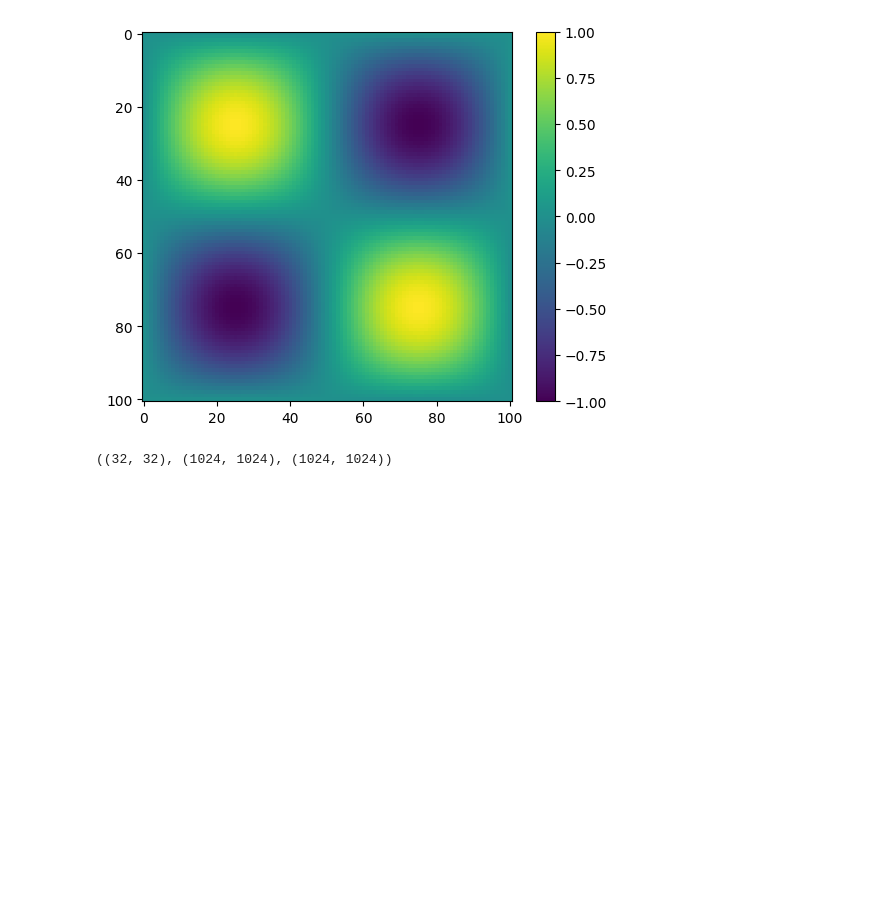
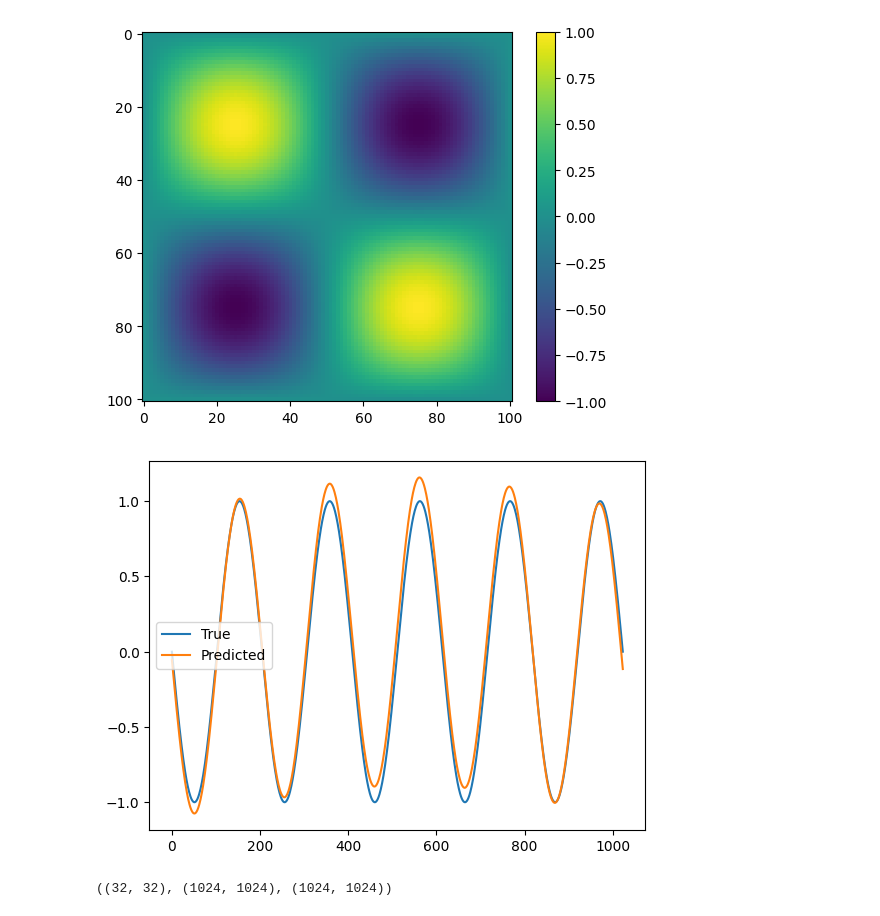
Before and after one commit to broccubali/NoisyICML, a Jupyter notebook: pinns-inverse/Helmholtz/helmholtzPINN-2d.ipynb, the cells around one changed output. Drawn from its saved outputs; the diff is of its cells as text; code cells hidden in the pictures; blank space fills up the shorter version.

```diff
--- a/pinns-inverse/Helmholtz/helmholtzPINN-2d.ipynb
+++ b/pinns-inverse/Helmholtz/helmholtzPINN-2d.ipynb
@@ -106,8 +98,10 @@ u_true.shape
+# %%
+from scipy.stats import skewnorm
+noise = skewnorm.rvs(a=1, scale=0.2, size=1024)
+u_train = u_true + noise
 # %%
 device = "cuda"
-X_train = torch.tensor(X.flatten(), dtype=torch.float32).to(device)
-Y_train = torch.tensor(Y.flatten(), dtype=torch.float32).to(device)
-U_train = torch.tensor(u_true.T.flatten(), dtype=torch.float32).to(device)
-train = torch.stack((X_train, Y_train), dim=1).to(device)
-train.shape
+X_train = torch.tensor(x, dtype=torch.float32).to(device).unsqueeze(1)
+U_train = torch.tensor(u_train, dtype=torch.float32).to(device).unsqueeze(1)
+X_train.shape, U_train.shape
 # %% [output]
@@ -115,5 +109,5 @@ torch.Size([10201, 2])
 # %%
-# idx = np.random.choice(train.shape[0], 10000, replace=False)
-# train = train[idx, :]
-# U_train = U_train[idx, None]
-# train.shape, U_train.shape
+idx = np.random.choice(X_train.shape[0], 512, replace=False)
+X_train = X_train[idx]
+U_train = U_train[idx]
+X_train.shape, U_train.shape
@@ -120,4 +116,4 @@ torch.Size([10201, 2])
 # %%
-model = PINN(input_size=2, hidden_size=50, output_size=1).to(device)
-model.train_model(train, U_train, epochs=2000)
+model = PINN(input_size=1, hidden_size=20, output_size=1).to(device)
+model.train_model(X_train, U_train, epochs=20000)
 # %% [output]
@@ -145,6 +144,16 @@ plt.colorbar()
 plt.show()
 # %% [output]
 [figure]
+# %%
+with torch.no_grad():
+    u_pred = model(X_train).cpu().numpy()
+plt.plot(u_true, label="True")
+plt.plot(u_pred, label="Predicted")
+# plt.plot(u_train, label="Noisy")
+plt.legend()
+plt.show()
+# %% [output]
+[figure, added]
 # %%
 import matplotlib.pyplot as plt
 import numpy as np
```
Also changed, not shown: parts of 7 cells of this notebook.
